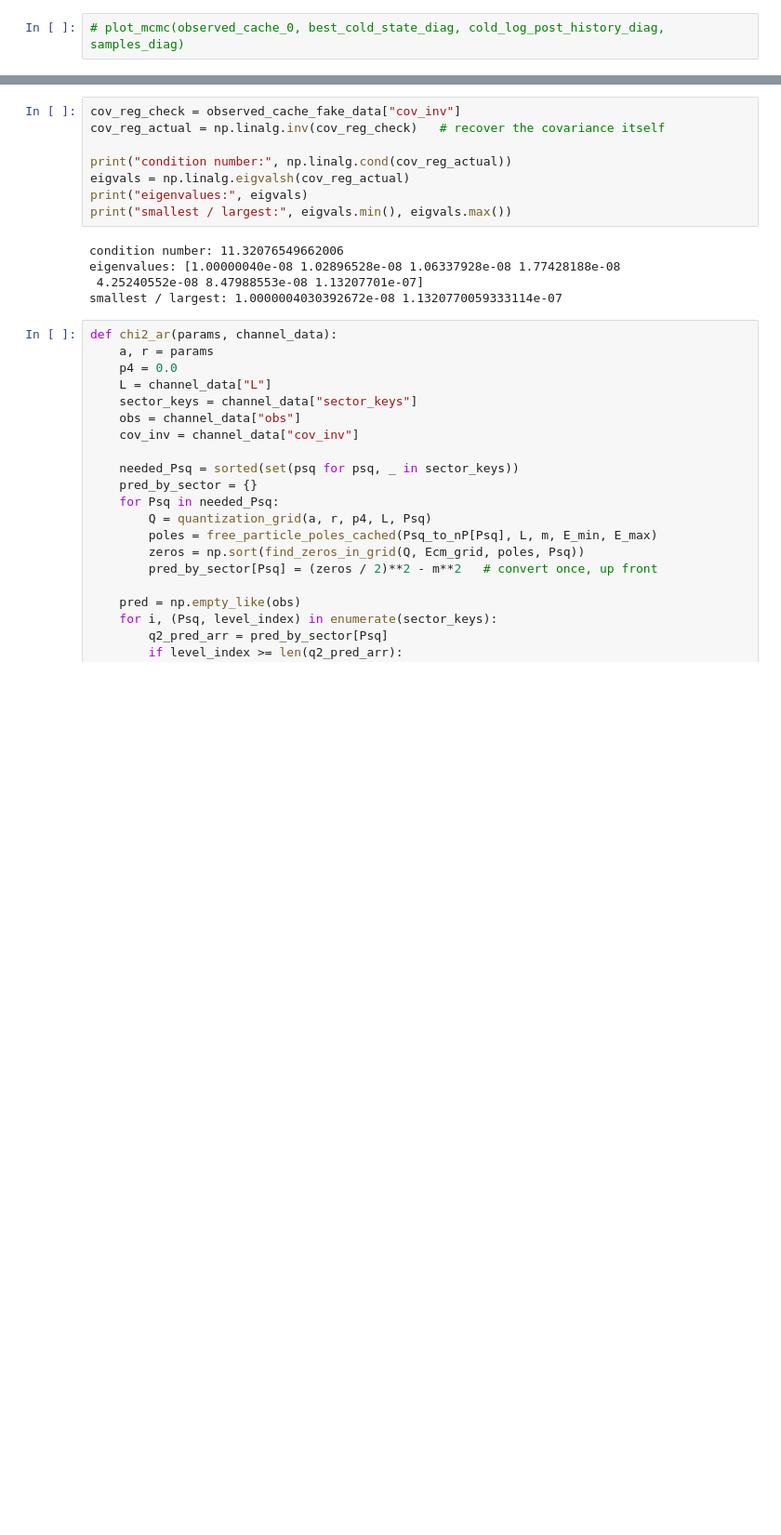
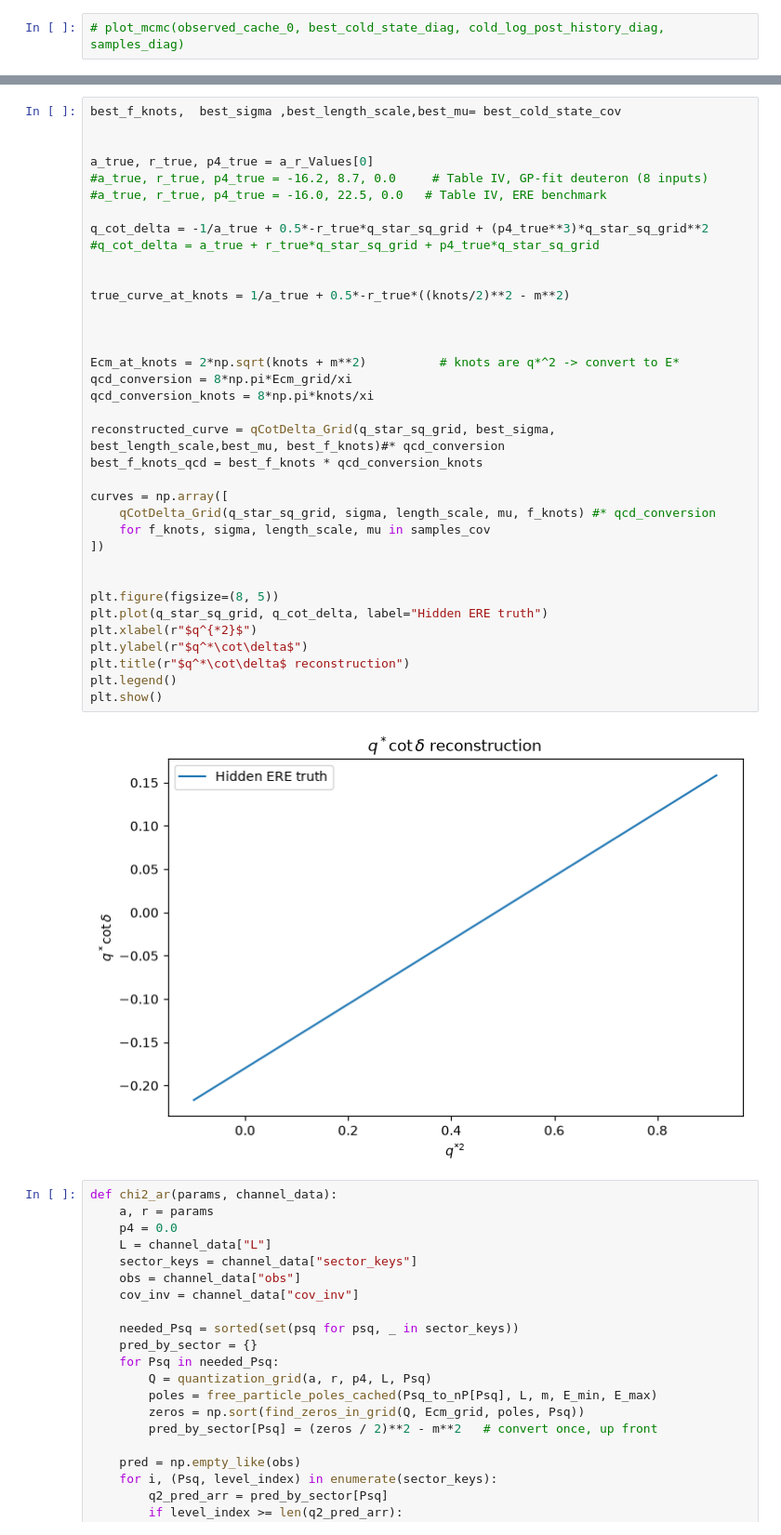
Before and after one commit to ShingLi15/Gaussian-Process-Regressions-for-Di-Nucleon-Data, a Jupyter notebook: Research Paper/GPR using data.ipynb, the cells around one changed output, grey strips where cells are left out. Shown at 93% size. Saved outputs shown, nothing was run; the diff lists cells and outputs as text; blank space fills up the shorter version.

```diff
--- a/Research Paper/GPR using data.ipynb
+++ b/Research Paper/GPR using data.ipynb
@@ -1431,16 +1436,41 @@ for i, rate in enumerate(swap_rates):
 # %%
-cov_reg_check = observed_cache_fake_data["cov_inv"]
-cov_reg_actual = np.linalg.inv(cov_reg_check)   # recover the covariance itself
+best_f_knots,  best_sigma ,best_length_scale,best_mu= best_cold_state_cov
 
-print("condition number:", np.linalg.cond(cov_reg_actual))
-eigvals = np.linalg.eigvalsh(cov_reg_actual)
-print("eigenvalues:", eigvals)
-print("smallest / largest:", eigvals.min(), eigvals.max())
+
+a_true, r_true, p4_true = a_r_Values[0]
+#a_true, r_true, p4_true = -16.2, 8.7, 0.0     # Table IV, GP-fit deuteron (8 inputs)
+#a_true, r_true, p4_true = -16.0, 22.5, 0.0   # Table IV, ERE benchmark
+
+q_cot_delta = -1/a_true + 0.5*-r_true*q_star_sq_grid + (p4_true**3)*q_star_sq_grid**2
+#q_cot_delta = a_true + r_true*q_star_sq_grid + p4_true*q_star_sq_grid
+
+
+true_curve_at_knots = 1/a_true + 0.5*-r_true*((knots/2)**2 - m**2)
+
+
+
+Ecm_at_knots = 2*np.sqrt(knots + m**2)          # knots are q*^2 -> convert to E*
+qcd_conversion = 8*np.pi*Ecm_grid/xi
+qcd_conversion_knots = 8*np.pi*knots/xi
+
+reconstructed_curve = qCotDelta_Grid(q_star_sq_grid, best_sigma, best_length_scale,best_mu, best_f_knots)#* qcd_conversion
+best_f_knots_qcd = best_f_knots * qcd_conversion_knots
+
+curves = np.array([
+    qCotDelta_Grid(q_star_sq_grid, sigma, length_scale, mu, f_knots) #* qcd_conversion
+    for f_knots, sigma, length_scale, mu in samples_cov
+])
+
+
+plt.figure(figsize=(8, 5))
+plt.plot(q_star_sq_grid, q_cot_delta, label="Hidden ERE truth")
+plt.xlabel(r"$q^{*2}$")
+plt.ylabel(r"$q^*\cot\delta$")
+plt.title(r"$q^*\cot\delta$ reconstruction")
+plt.legend()
+plt.show()
 # %% [output]
-condition number: 11.32076549662006
-eigenvalues: [1.00000040e-08 1.02896528e-08 1.06337928e-08 1.77428188e-08
- 4.25240552e-08 8.47988553e-08 1.13207701e-07]
-smallest / largest: 1.0000004030392672e-08 1.1320770059333114e-07
+[figure, added]
 # %%
 def chi2_ar(params, channel_data):
     a, r = params
```
Also changed, not shown: parts of 19 cells of this notebook.
